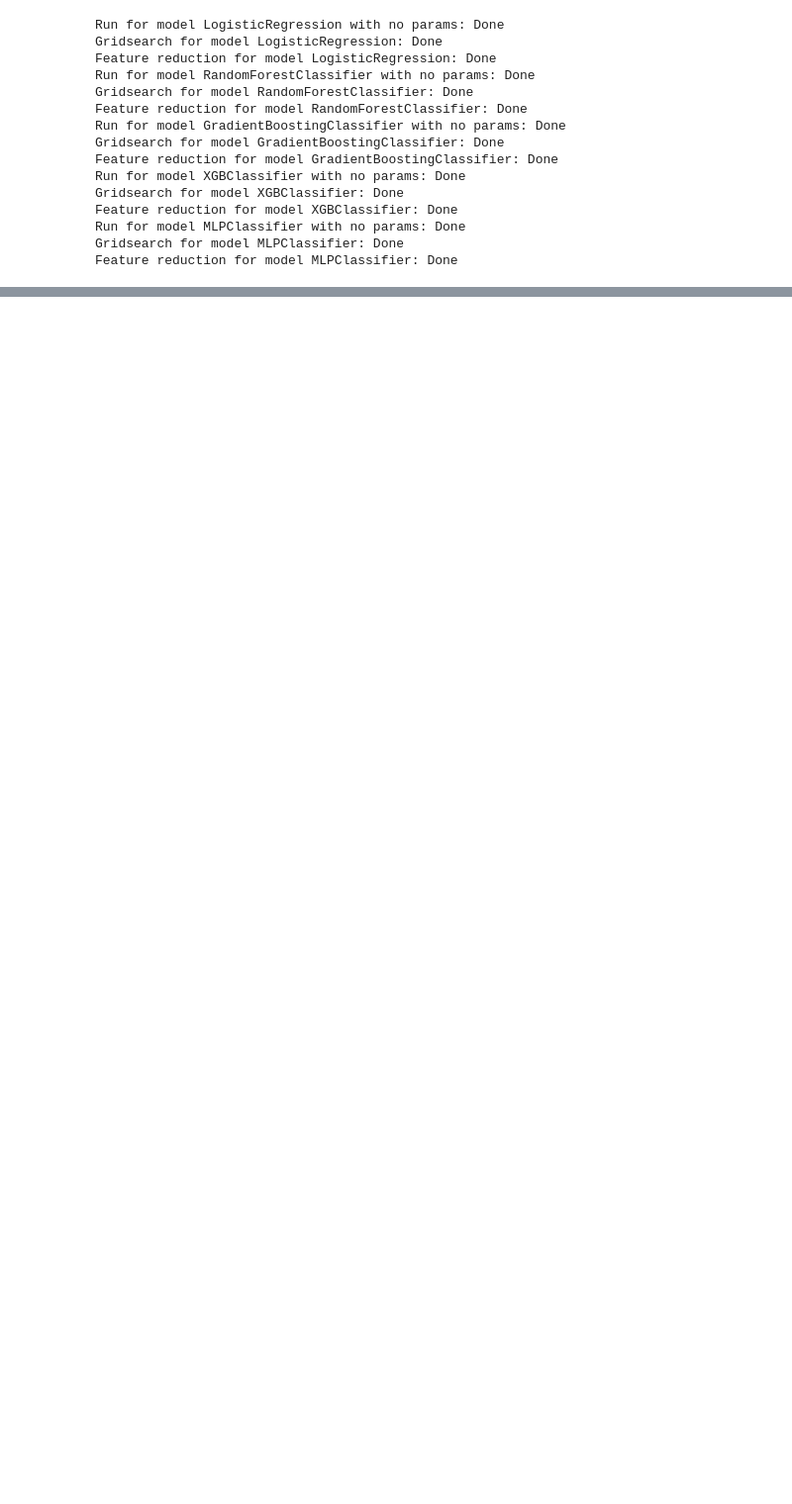
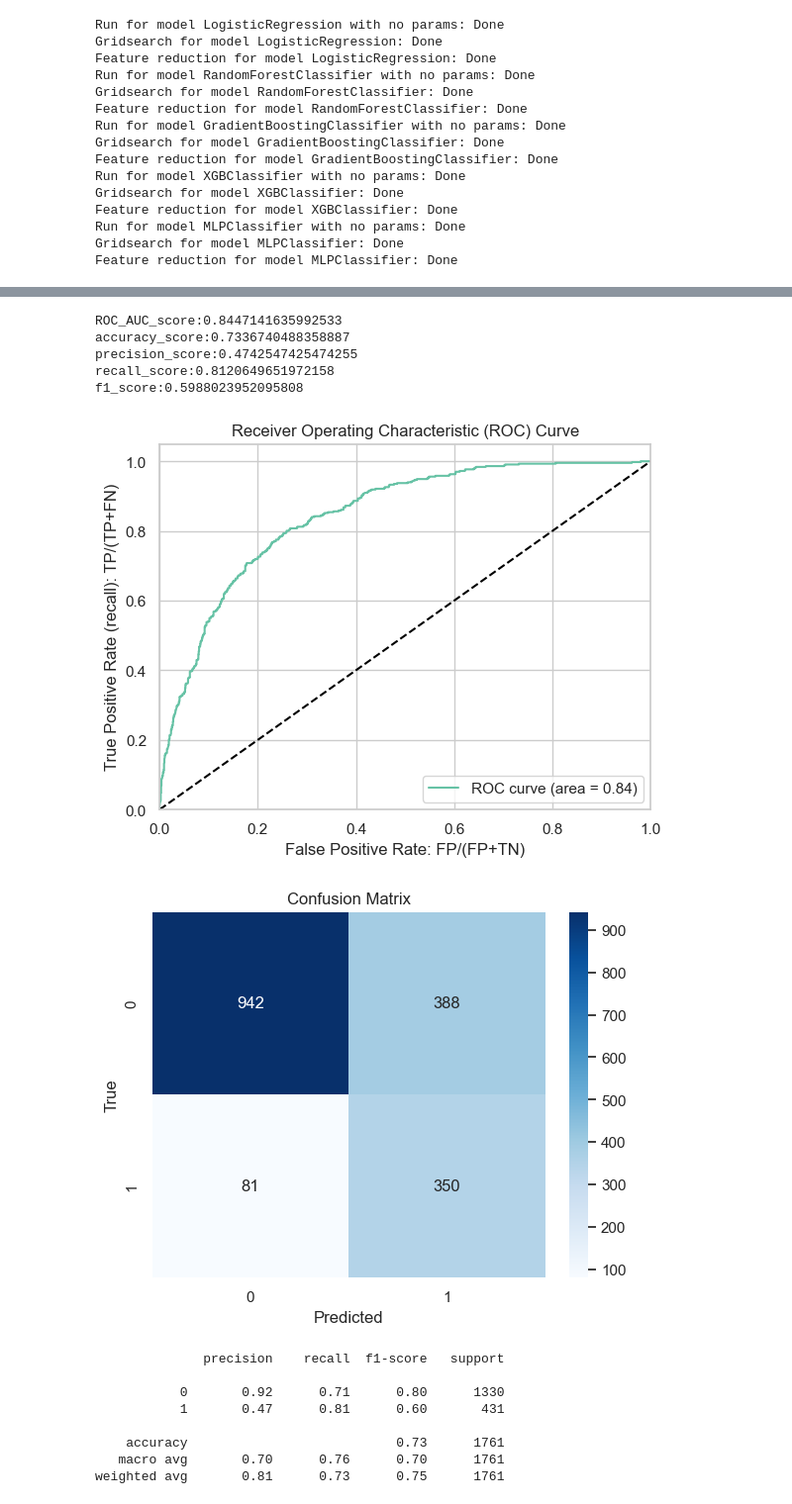
Before and after one commit to nb3110/telco_churn_project, a Jupyter notebook: notebook.ipynb, the cells around one changed output, grey strips where cells are left out. Shown at 99% size. Saved outputs shown, nothing was run; the diff lists cells and outputs as text; code cells hidden in the pictures; blank space fills up the shorter version.

```diff
--- a/notebook.ipynb
+++ b/notebook.ipynb
@@ -772,0 +797,59 @@ model_df[model_df["f1_score"] == model_df["f1_score"].max()]
+# %%
+
+parameters = {'learning_rate': 0.01, 'max_depth': 3, 'max_features': 'log2', 'min_samples_leaf': 4, 'min_samples_split': 2, 'n_estimators': 500}
+model = GradientBoostingClassifier(**parameters)
+result = model.fit(X_undersampled, y_undersampled)
+y_pred = result.predict(X_test)
+y_pred_proba = model.predict_proba(X_test)[:, 1]
+
+print(f"ROC_AUC_score:{roc_auc_score(y_test, y_pred_proba)}")
+print(f"accuracy_score:{accuracy_score(y_test, y_pred)}")
+print(f"precision_score:{precision_score(y_test, y_pred)}")
+print(f"recall_score:{recall_score(y_test, y_pred)}")
+print(f"f1_score:{f1_score(y_test, y_pred)}")
+
+
+roc_auc = roc_auc_score(y_test, y_pred_proba)
+fpr, tpr, thresholds = roc_curve(y_test, y_pred_proba)
+
+# Plot ROC curve
+plt.figure()
+plt.plot(fpr, tpr, label='ROC curve (area = %0.2f)' % roc_auc)
+plt.plot([0, 1], [0, 1], 'k--')
+plt.xlim([0.0, 1.0])
+plt.ylim([0.0, 1.05])
+plt.xlabel('False Positive Rate: FP/(FP+TN)')
+plt.ylabel('True Positive Rate (recall): TP/(TP+FN)')
+plt.title('Receiver Operating Characteristic (ROC) Curve')
+plt.legend(loc="lower right")
+plt.show()
+
+
+# Compute confusion matrix
+cm = confusion_matrix(y_test, y_pred)
+
+# Plot confusion matrix as heatmap
+plt.figure()
+sns.heatmap(cm, annot=True, cmap=plt.cm.Blues, fmt='g')
+plt.title('Confusion Matrix')
+plt.xlabel('Predicted')
+plt.ylabel('True')
+plt.show()
+
+print(classification_report(y_test,y_pred))
+# %% [output]
+ROC_AUC_score:0.8447141635992533
+accuracy_score:0.7336740488358887
+precision_score:0.4742547425474255
+recall_score:0.8120649651972158
+f1_score:0.5988023952095808
+[figure, added]
+[figure, added]
+              precision    recall  f1-score   support
+
+           0       0.92      0.71      0.80      1330
+           1       0.47      0.81      0.60       431
+
+    accuracy                           0.73      1761
+   macro avg       0.70      0.76      0.70      1761
+weighted avg       0.81      0.73      0.75      1761
```
Also changed, not shown: parts of 21 cells of this notebook, 1 other file.
